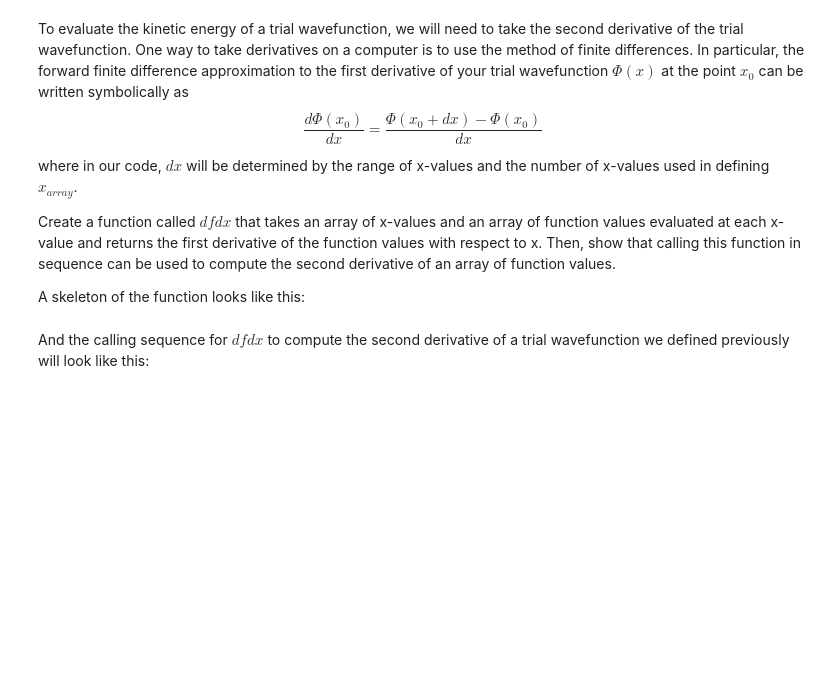
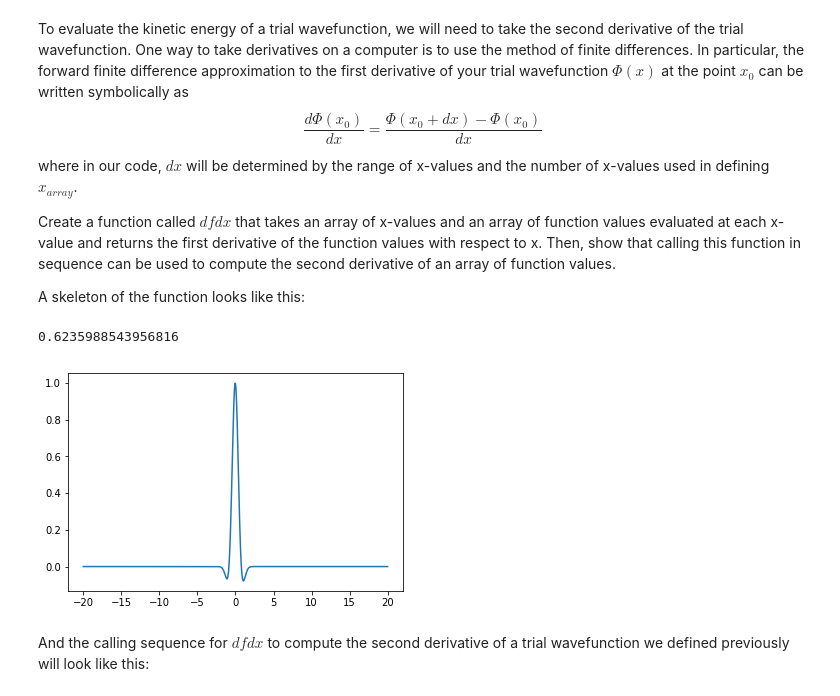
Before and after one commit to Chem6004/Penny, a Jupyter notebook: Harmonic Oscillator.ipynb, the cells around one changed output. Saved outputs shown, nothing was run; the diff lists cells and outputs as text; code cells hidden in the pictures; blank space fills up the shorter version.

```diff
--- a/Harmonic Oscillator.ipynb
+++ b/Harmonic Oscillator.ipynb
@@ -84,3 +127,14 @@ def dfdx(fx, x):
+# %%
+E_Trial = E_of_Phi(Phi, x_array)
+print(E_Trial)
+# %% [output]
+0.6235988543956816
+# %%
+hp = HPhi(Phi, x_array)
+plt.plot(x_array, np.conj(Phi)*hp)
+plt.show()
+# %% [output]
+[figure, added]
 # %% [markdown]
 And the calling sequence for $dfdx$ to compute the second derivative of a trial wavefunction we defined previously will look like this:
 # %%
```
Also changed, not shown: parts of 1 cell of this notebook.
